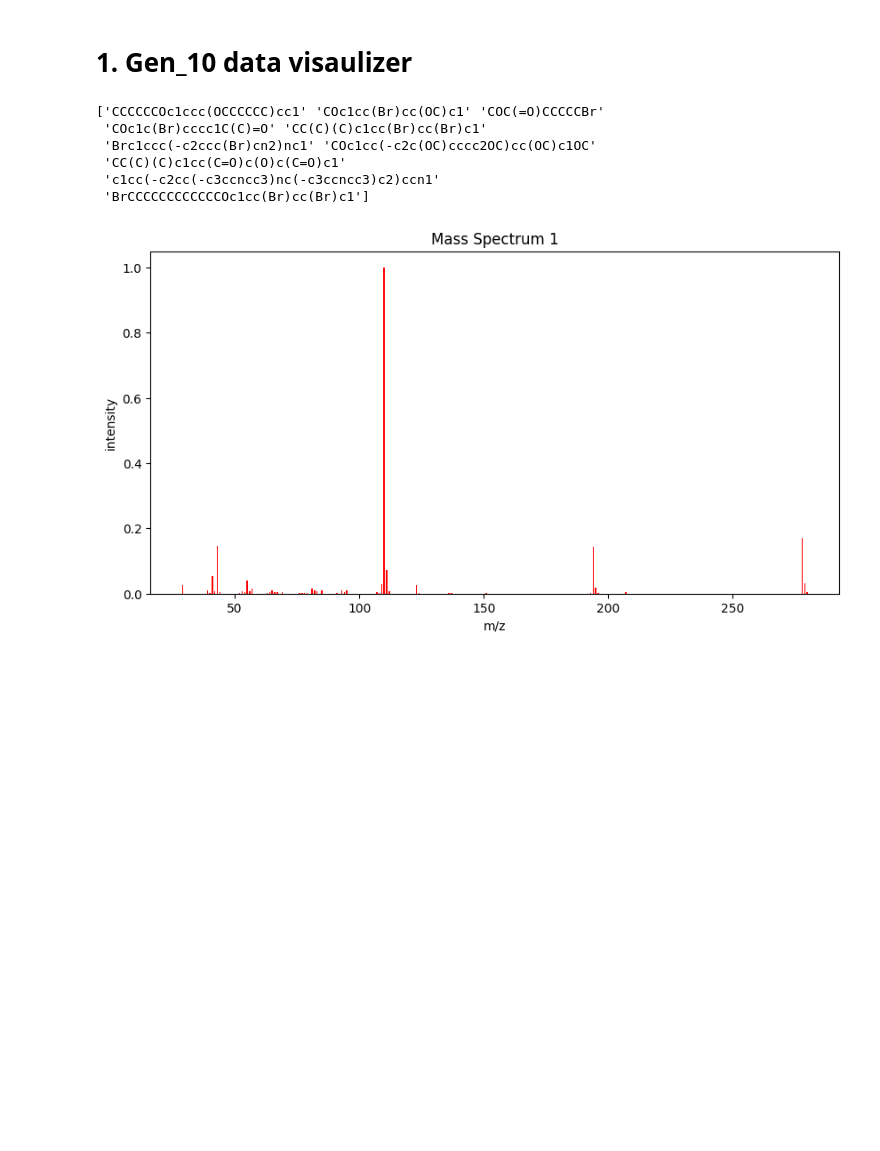
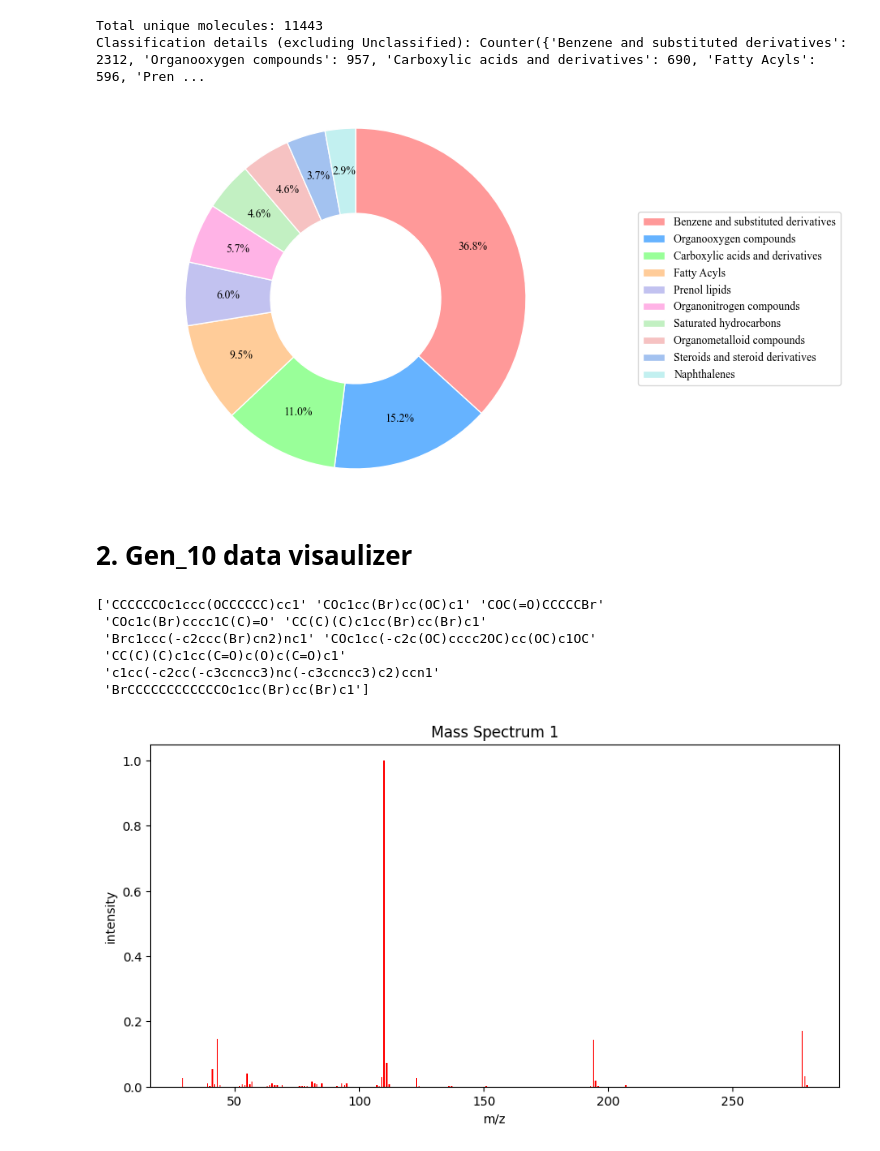
Before and after one commit to crxcsu/CSU-EI, a Jupyter notebook: analyzer/data_analyzer.ipynb, the cells around one changed output. Cells and saved outputs as stored; diff of their text form; code cells hidden in the pictures; blank space fills up the shorter version.

```diff
--- a/analyzer/data_analyzer.ipynb
+++ b/analyzer/data_analyzer.ipynb
@@ -1,5 +207,67 @@
+# %%
+import warnings, os
+warnings.filterwarnings("ignore")
+if os.getcwd().endswith('analyzer'):
+    os.chdir(os.path.dirname(os.getcwd()))
+import matplotlib.pyplot as plt
+from matplotlib import rcParams
+from collections import Counter
+import pandas as pd
+
+# Set font to Times New Roman for academic paper
+rcParams['font.family'] = 'Times New Roman'
+
+# 1. File path
+file_path = 'data/nist23_data/test23/test_smiles_with_classification_20260504_233859.csv'
+
+# 2. Read CSV and drop duplicate molecules
+df = pd.read_csv(file_path)
+
+# 核心新增：基于 smiles 列去重，确保每个分子只被统计一次
+df = df.drop_duplicates(subset=['smiles'])
+print(f"Total unique molecules: {len(df)}")
+
+categories = [str(x) for x in df['class']]
+
+# Filter out 'Unclassified' (case-insensitive)
+valid_categories = [x for x in categories if x.lower() != 'unclassified']
+
+result = Counter(valid_categories)
+print("Classification details (excluding Unclassified):", result)
+
+# 3. Extract the top 10 most common valid classes
+top_10 = dict(result.most_common(10))
+teacher = list(top_10.keys())
+num = list(top_10.values())
+
+# 4. Create and plot the donut pie chart
+fig, ax = plt.subplots(figsize=(8, 6))
+colors = ['#ff9999','#66b3ff','#99ff99','#ffcc99','#c2c2f0','#ffb3e6', '#c2f0c2', '#f6c2c2', '#a3c2f0', '#c2f0f0']
+
+ax.pie(
+    num,
+    autopct=lambda p: '{:.1f}%'.format(p),
+    startangle=90,
+    counterclock=False,
+    colors=colors,
+    pctdistance=0.75,
+    wedgeprops=dict(width=0.5, edgecolor='w')
+)
+
+# Ensure pie is drawn as a circle
+ax.axis('equal')
+
+# Show legend on the right without overlapping the chart
+plt.legend(teacher, loc='center left', bbox_to_anchor=(1.05, 0.5))
+
+plt.savefig('nist23smiles_classyfire_pie.png', dpi=300, bbox_inches='tight')
+plt.show()
+# %% [output]
+Total unique molecules: 11443
+Classification details (excluding Unclassified): Counter({'Benzene and substituted derivatives': 2312, 'Organooxygen compounds': 957, 'Carboxylic acids and derivatives': 690, 'Fatty Acyls': 596, 'Pren ...
+[figure, added]
 # %% [markdown]
-# 1. Gen_10 data visaulizer
+# 2. Gen_10 data visaulizer
 # %%
 import warnings, os
 warnings.filterwarnings("ignore")
```
Also changed, not shown: parts of 14 cells of this notebook, 3 other files.
